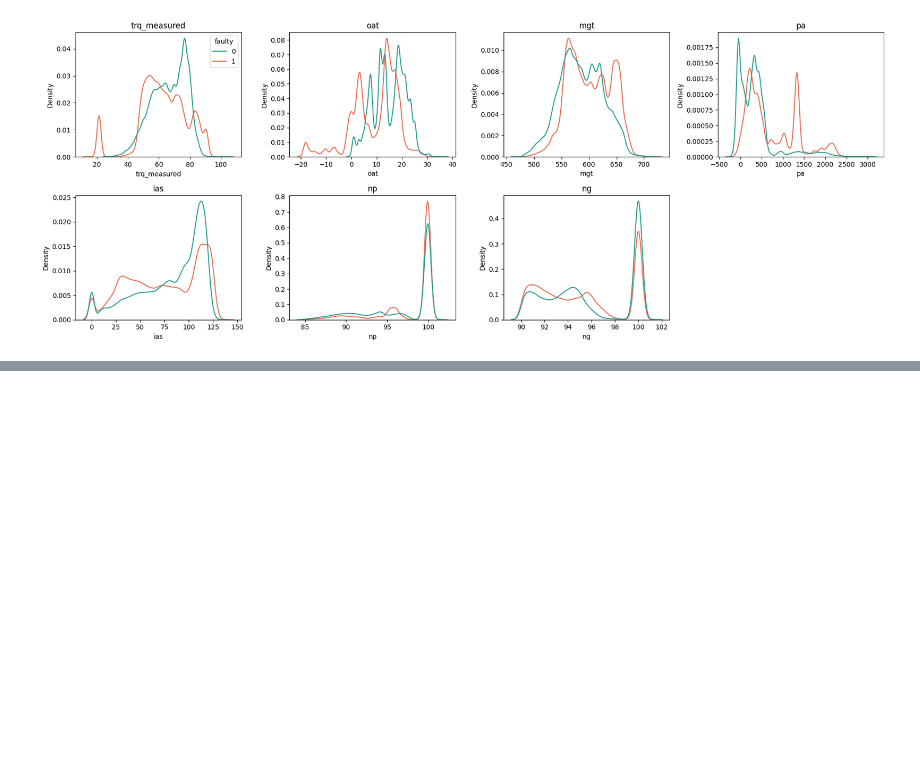
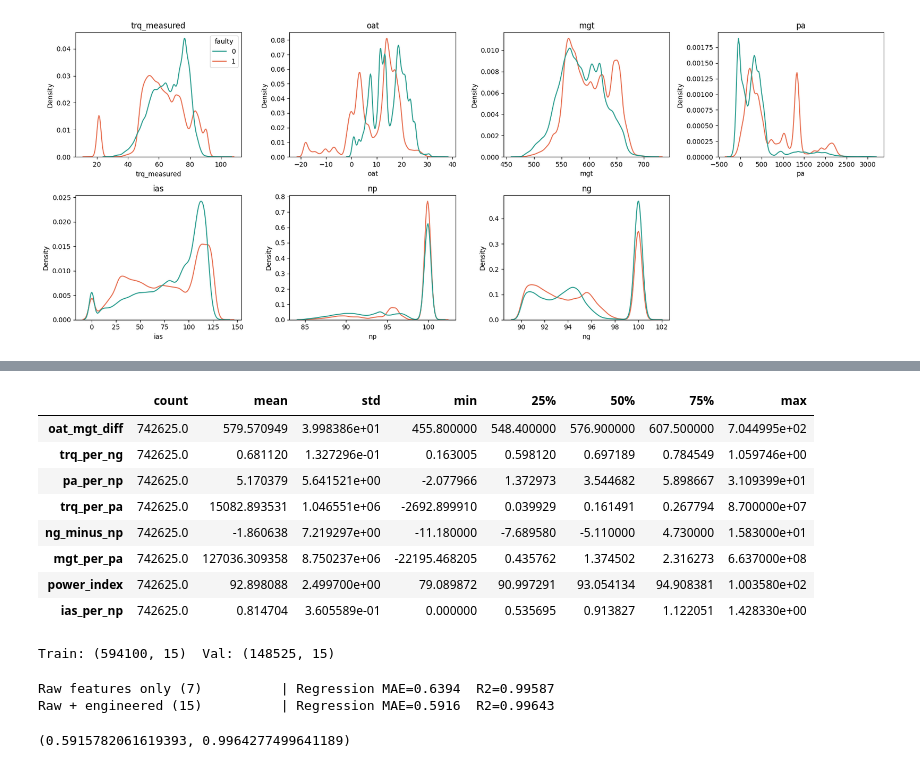
Before and after one commit to kulsoomz99/Helicopter-Turbine-Engine-Health-Estimation, a Jupyter notebook: Helicopter_Turbine_Engine_Health_Estimation.ipynb, the cells around one changed output, grey strips where cells are left out. Saved outputs shown, nothing was run; the diff lists cells and outputs as text; code cells hidden in the pictures; blank space fills up the shorter version.

```diff
--- a/Helicopter_Turbine_Engine_Health_Estimation.ipynb
+++ b/Helicopter_Turbine_Engine_Health_Estimation.ipynb
@@ -174,0 +195,61 @@ plt.tight_layout(); plt.show()
+# %%
+def engineer_features(data):
+    """Adds physics-informed engineered features. Applied identically to
+    train/val/test so there is NO leakage (every feature is computed row-wise
+    from raw sensor values only, no target information used)."""
+    d = data.copy()
+    d['oat_mgt_diff'] = d['mgt'] - d['oat']
+    d['trq_per_ng']   = d['trq_measured'] / (d['ng'] + 1e-6)
+    d['pa_per_np']    = d['pa'] / (d['np'] + 1e-6)
+    d['trq_per_pa']   = d['trq_measured'] / (d['pa'] + 1e-6)
+    d['ng_minus_np']  = d['ng'] - d['np']
+    d['mgt_per_pa']   = d['mgt'] / (d['pa'] + 1e-6)
+    d['power_index']  = d['np'] * d['ng'] / 100.0
+    d['ias_per_np']   = d['ias'] / (d['np'] + 1e-6)
+    return d
+
+df_fe = engineer_features(df)
+raw_feats = ['trq_measured','oat','mgt','pa','ias','np','ng']
+eng_feats = ['oat_mgt_diff','trq_per_ng','pa_per_np','trq_per_pa','ng_minus_np','mgt_per_pa','power_index','ias_per_np']
+all_feats = raw_feats + eng_feats
+df_fe[eng_feats].describe().T
+# %% [output]
+|  | count | mean | std | min | 25% | 50% | 75% | max |
+| oat_mgt_diff | 742625.0 | 579.570949 | 3.998386e+01 | 455.800000 | 548.400000 | 576.900000 | 607.500000 | 7.044995e+02 |
+| trq_per_ng | 742625.0 | 0.681120 | 1.327296e-01 | 0.163005 | 0.598120 | 0.697189 | 0.784549 | 1.059746e+00 |
+| pa_per_np | 742625.0 | 5.170379 | 5.641521e+00 | -2.077966 | 1.372973 | 3.544682 | 5.898667 | 3.109399e+01 |
+| trq_per_pa | 742625.0 | 15082.893531 | 1.046551e+06 | -2692.899910 | 0.039929 | 0.161491 | 0.267794 | 8.700000e+07 |
+| ng_minus_np | 742625.0 | -1.860638 | 7.219297e+00 | -11.180000 | -7.689580 | -5.110000 | 4.730000 | 1.583000e+01 |
+| mgt_per_pa | 742625.0 | 127036.309358 | 8.750237e+06 | -22195.468205 | 0.435762 | 1.374502 | 2.316273 | 6.637000e+08 |
+| power_index | 742625.0 | 92.898088 | 2.499700e+00 | 79.089872 | 90.997291 | 93.054134 | 94.908381 | 1.003580e+02 |
+| ias_per_np | 742625.0 | 0.814704 | 3.605589e-01 | 0.000000 | 0.535695 | 0.913827 | 1.122051 | 1.428330e+00 |
+# %%
+# Train/validation split.
+# NOTE: the original 4 training engines were already shuffled with asset IDs removed
+# by the challenge organizers, so we cannot do a "leave-one-engine-out" split here
+# a stratified random split (stratified on `faulty` to preserve class balance) is the
+# best available option on this training file.
+Xtr_full, Xval_full, ytr, yval = train_test_split(
+    df_fe[all_feats], df_fe[['faulty', 'trq_margin']],
+    test_size=0.2, random_state=42, stratify=df_fe['faulty']
+)
+print('Train:', Xtr_full.shape, ' Val:', Xval_full.shape)
+# %% [output]
+Train: (594100, 15)  Val: (148525, 15)
+# %%
+#Quick A/B test: does feature engineering actually help? (LightGBM, default params) ---
+def quick_eval(feat_list, label):
+    reg = lgb.LGBMRegressor(random_state=42, n_estimators=300, verbose=-1)
+    reg.fit(Xtr_full[feat_list], ytr['trq_margin'])
+    pv = reg.predict(Xval_full[feat_list])
+    mae = mean_absolute_error(yval['trq_margin'], pv)
+    r2 = r2_score(yval['trq_margin'], pv)
+    print(f'{label:30s} | Regression MAE={mae:.4f}  R2={r2:.5f}')
+    return mae, r2
+
+quick_eval(raw_feats, 'Raw features only (7)')
+quick_eval(all_feats, 'Raw + engineered (15)')
+# %% [output]
+Raw features only (7)          | Regression MAE=0.6394  R2=0.99587
+Raw + engineered (15)          | Regression MAE=0.5916  R2=0.99643
+(0.5915782061619393, 0.9964277499641189)
```
Also changed, not shown: parts of 7 cells of this notebook.
